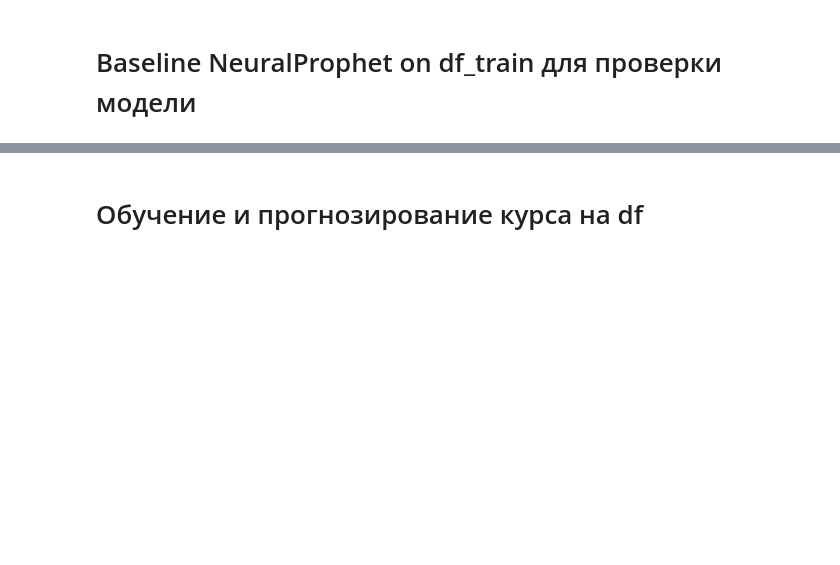
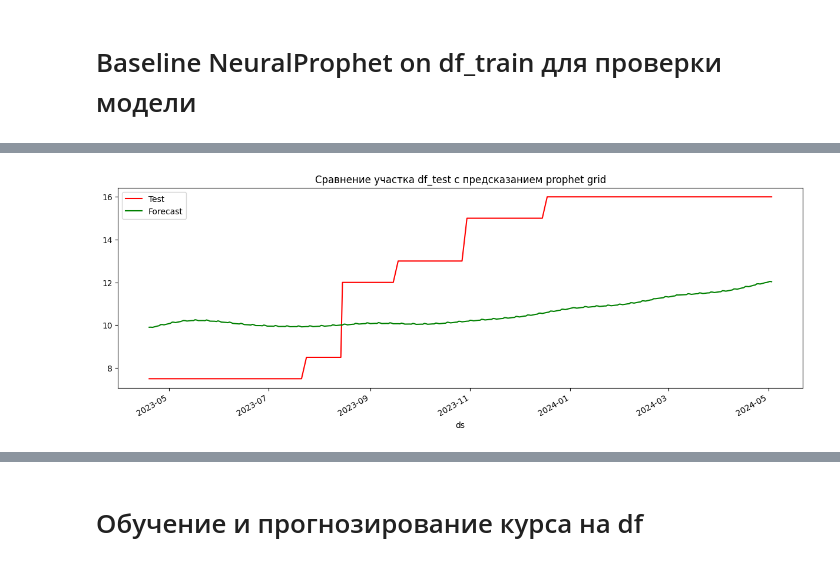
Before and after one commit to myxa95/01_Prediction_of_the_key_rate_in_the_Russian_Federation, a Jupyter notebook: notebooks/Baseline_Tuning.ipynb, the cells around one changed output, grey strips where cells are left out. Drawn from its saved outputs; the diff is of its cells as text; code cells hidden in the pictures; blank space fills up the shorter version.

```diff
--- a/notebooks/Baseline_Tuning.ipynb
+++ b/notebooks/Baseline_Tuning.ipynb
@@ -397,8 +394,8 @@ with open('../backend/final_test_model.json', 'w') as fout:
 # %% [markdown]
 # Baseline NeuralProphet on df_train для проверки модели
 # %%
-NeuralProphet_baseline = NeuralProphet()
-NeuralProphet_baseline.set_plotting_backend("plotly-static")
-metrics = NeuralProphet_baseline.fit(df_train)
+NeuralProphet = NeuralProphet()
+NeuralProphet.set_plotting_backend("plotly-static")
+metricsnp = NeuralProphet.fit(df_train)
 # %% [output]
 WARNING - (NP.forecaster.fit) - When Global modeling with local normalization, metrics are displayed in normalized scale.
@@ -412,0 +409,5 @@ Missing logger folder: d:\Dropbox\Develop\Phyton Projects\MyProject\01_Predictio
+# %%
+# Создание df с прогнозом
+future_np = NeuralProphet.make_future_dataframe(df_train, periods = pred_days, n_historic_predictions = len(df_train))
+forecast_np = NeuralProphet.predict(df_test)
+forecast_np.tail()
@@ -412,0 +435,11 @@ Missing logger folder: d:\Dropbox\Develop\Phyton Projects\MyProject\01_Predictio
+# %%
+# Сравнение участка df_test с предсказанием prophet grid
+fig, ax = plt.subplots(figsize=(14,5))
+fig.set_figheight(5)
+fig.set_figwidth(15)
+df_test.plot(kind='line',x='ds', y='y', color='red', label='Test', ax=ax)
+forecast_np.plot(kind='line',x='ds',y='yhat1', color='green',label='Forecast', ax=ax)
+plt.title('Сравнение участка df_test с предсказанием prophet grid')
+plt.show()
+# %% [output]
+[figure, added]
```
Also changed, not shown: parts of 28 cells of this notebook, 7 other files.
